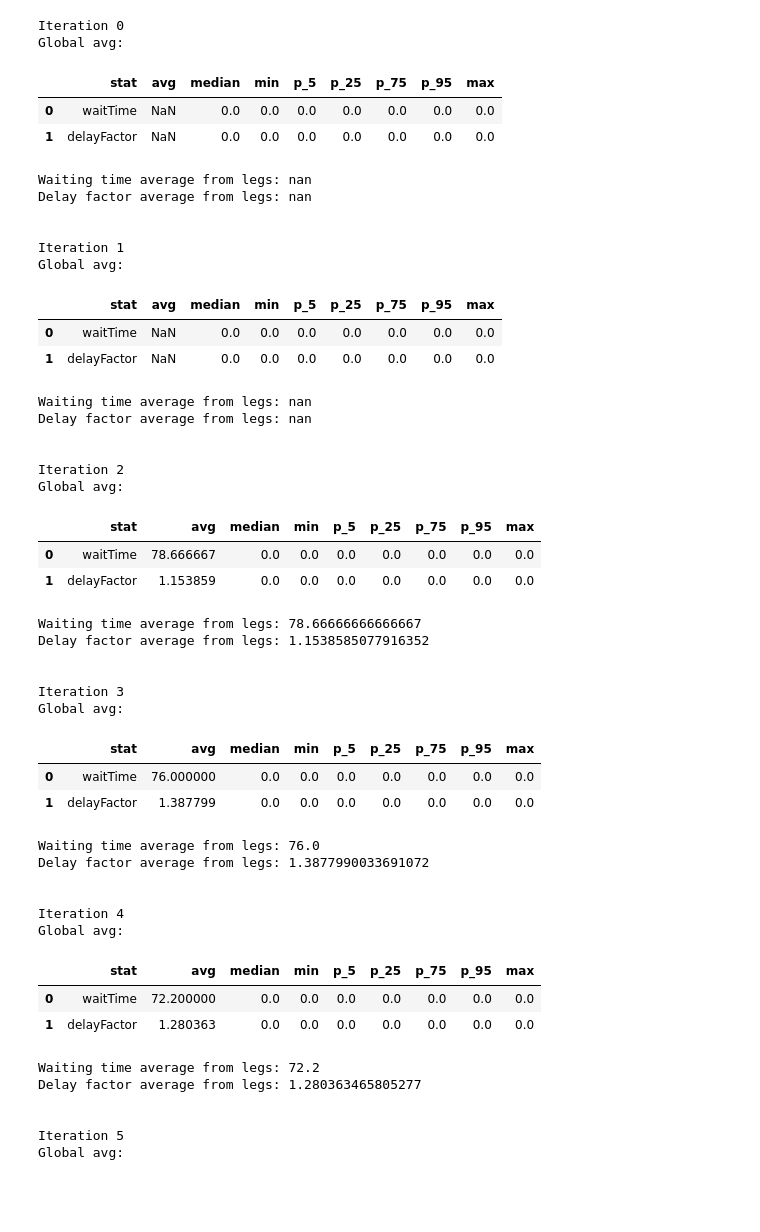
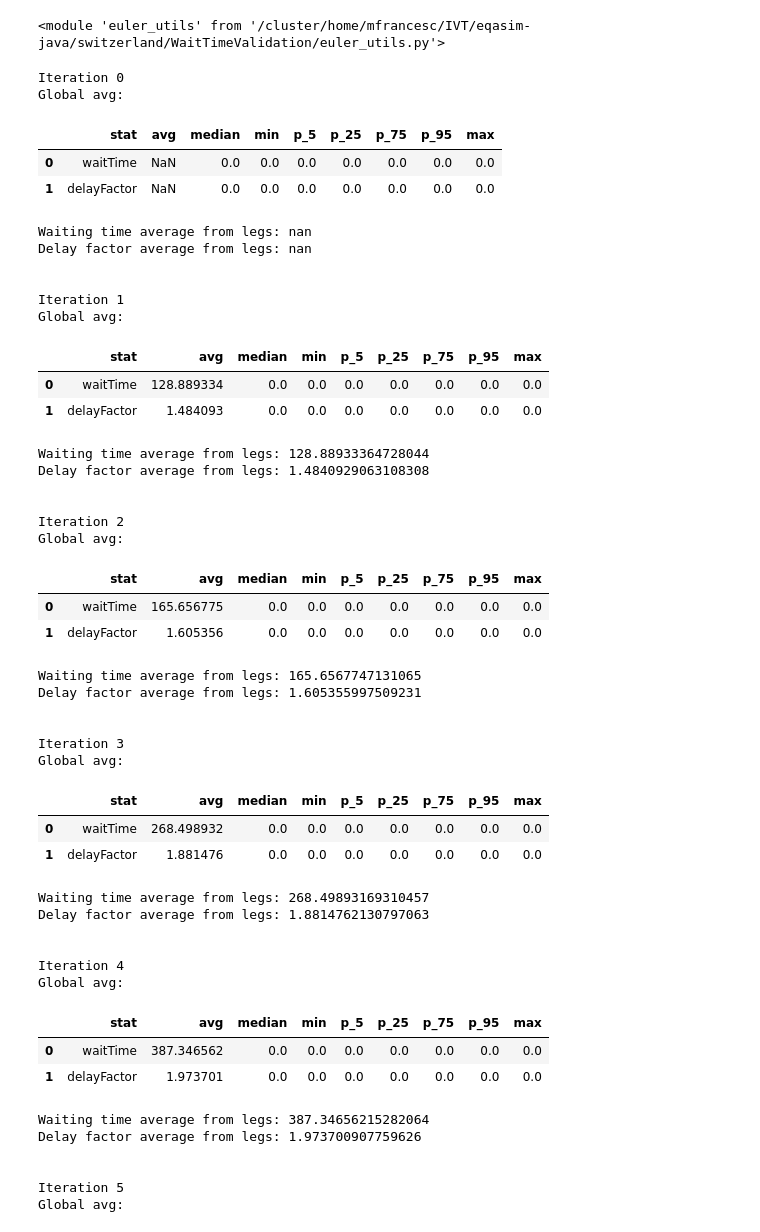
Before and after one commit to Sx-ETH/eqasim-java, a Jupyter notebook: switzerland/WaitTimeValidation/Validate TimeData.ipynb, the cells around one changed output. Cells and saved outputs as stored; diff of their text form; code cells hidden in the pictures; blank space fills up the shorter version.

Commit message:
Plotting from euler

```diff
--- a/switzerland/WaitTimeValidation/Validate TimeData.ipynb
+++ b/switzerland/WaitTimeValidation/Validate TimeData.ipynb
@@ -10,23 +6,0 @@ last_iter = 5
-# %%
-drt_legs = []
-global_avg = []
-global_moving_avg = []
-global_successive_avg = []
-zonal_avg = []
-zonal_moving_avg = []
-zonal_successive_avg = []
-drt_trips_stats = []
-for i in range(last_iter + 1):
-    iter_path = os.path.join(output_directory,'testDrtZones','ITERS','it.' + str(i)) + \
-                '/' + str(i) + '.'
-    global_avg.append(pd.read_csv(iter_path + 'drt_travelTimeData_global.csv', sep=';'))
-    global_moving_avg.append(pd.read_csv(iter_path + 'drt_travelTimeData_moving.csv', sep=';'))
-    global_successive_avg.append(pd.read_csv(iter_path + 'drt_travelTimeData_successive.csv', sep=';'))
-    #zonal_avg.append(pd.read_csv(iter_path + 'DrtWaitTimesZonalAvg.csv', sep=';'))
-    #zonal_moving_avg.append(pd.read_csv(iter_path + 'DrtWaitTimesZonalMovingAvg.csv', sep=';'))
-    #zonal_successive_avg.append(pd.read_csv(iter_path + 'DrtWaitTimesZonalSuccessiveAvg.csv', sep=';'))
-    drt_legs.append(pd.read_csv(iter_path + 'drt_legs_drt.csv', sep=';'))
-    drt_trips_stats.append(pd.read_csv(iter_path + 'drt_drtTripsStats.csv', sep=','))
-
-link2zones_csv = pd.read_csv(os.path.join(output_directory,'testDrtZones','drt_WayneCountyLink2Zones.csv'), sep=';')
-link2zones_csv = link2zones_csv.set_index('link_id')
@@ -37,3 +7,15 @@ for link_id, zone in link2zones_csv.iterrows():
+# %%
+import importlib
+import euler_utils
+importlib.reload(euler_utils)
+# %% [output]
+<module 'euler_utils' from '/cluster/home/mfrancesc/IVT/eqasim-java/switzerland/WaitTimeValidation/euler_utils.py'>
+# %%
+main_folder = '/cluster/work/ivt_vpl/mfrancesc/SA_scenario/'
+# %%
+last_iter = 100
+# %%
+no_rej_4000 = euler_utils.read_output(main_folder + 'no_rejections_4000', last_iter)
 # %%
 def check_global_avg(global_avg, drt_legs, drt_trips_stats):
     for it, (it_global_avg, it_drt_legs, it_drt_trips_stats) in enumerate(zip(global_avg, drt_legs, drt_trips_stats)):
@@ -44,51 +26,51 @@ def check_global_avg(global_avg, drt_legs, drt_trips_stats):
         print('Delay factor average from legs: ' + str(np.float64(it_drt_trips_stats.totalTravelTime.sum()) / it_drt_trips_stats.routerUnsharedTime.sum()))
         print('\n')
 # %%
-check_global_avg(global_avg, drt_legs, drt_trips_stats)
+check_global_avg(no_rej_4000['global_avg'], no_rej_4000['drt_legs'], no_rej_4000['drt_trips_stats'])
 # %% [output]
 Iteration 0
 Global avg:
 |  | stat | avg | median | min | p_5 | p_25 | p_75 | p_95 | max |
 | 0 | waitTime | NaN | 0.0 | 0.0 | 0.0 | 0.0 | 0.0 | 0.0 | 0.0 |
 | 1 | delayFactor | NaN | 0.0 | 0.0 | 0.0 | 0.0 | 0.0 | 0.0 | 0.0 |
 Waiting time average from legs: nan
 Delay factor average from legs: nan
 
 
 Iteration 1
 Global avg:
 |  | stat | avg | median | min | p_5 | p_25 | p_75 | p_95 | max |
-| 0 | waitTime | NaN | 0.0 | 0.0 | 0.0 | 0.0 | 0.0 | 0.0 | 0.0 |
-| 1 | delayFactor | NaN | 0.0 | 0.0 | 0.0 | 0.0 | 0.0 | 0.0 | 0.0 |
+| 0 | waitTime | 128.889334 | 0.0 | 0.0 | 0.0 | 0.0 | 0.0 | 0.0 | 0.0 |
+| 1 | delayFactor | 1.484093 | 0.0 | 0.0 | 0.0 | 0.0 | 0.0 | 0.0 | 0.0 |
-Waiting time average from legs: nan
-Delay factor average from legs: nan
+Waiting time average from legs: 128.88933364728044
+Delay factor average from legs: 1.4840929063108308
 
 
 Iteration 2
 Global avg:
 |  | stat | avg | median | min | p_5 | p_25 | p_75 | p_95 | max |
-| 0 | waitTime | 78.666667 | 0.0 | 0.0 | 0.0 | 0.0 | 0.0 | 0.0 | 0.0 |
-| 1 | delayFactor | 1.153859 | 0.0 | 0.0 | 0.0 | 0.0 | 0.0 | 0.0 | 0.0 |
+| 0 | waitTime | 165.656775 | 0.0 | 0.0 | 0.0 | 0.0 | 0.0 | 0.0 | 0.0 |
+| 1 | delayFactor | 1.605356 | 0.0 | 0.0 | 0.0 | 0.0 | 0.0 | 0.0 | 0.0 |
-Waiting time average from legs: 78.66666666666667
-Delay factor average from legs: 1.1538585077916352
+Waiting time average from legs: 165.6567747131065
+Delay factor average from legs: 1.605355997509231
 
 
 Iteration 3
 Global avg:
 |  | stat | avg | median | min | p_5 | p_25 | p_75 | p_95 | max |
-| 0 | waitTime | 76.000000 | 0.0 | 0.0 | 0.0 | 0.0 | 0.0 | 0.0 | 0.0 |
-| 1 | delayFactor | 1.387799 | 0.0 | 0.0 | 0.0 | 0.0 | 0.0 | 0.0 | 0.0 |
+| 0 | waitTime | 268.498932 | 0.0 | 0.0 | 0.0 | 0.0 | 0.0 | 0.0 | 0.0 |
+| 1 | delayFactor | 1.881476 | 0.0 | 0.0 | 0.0 | 0.0 | 0.0 | 0.0 | 0.0 |
-Waiting time average from legs: 76.0
-Delay factor average from legs: 1.3877990033691072
+Waiting time average from legs: 268.49893169310457
+Delay factor average from legs: 1.8814762130797063
 
 
 Iteration 4
 Global avg:
 |  | stat | avg | median | min | p_5 | p_25 | p_75 | p_95 | max |
-| 0 | waitTime | 72.200000 | 0.0 | 0.0 | 0.0 | 0.0 | 0.0 | 0.0 | 0.0 |
-| 1 | delayFactor | 1.280363 | 0.0 | 0.0 | 0.0 | 0.0 | 0.0 | 0.0 | 0.0 |
+| 0 | waitTime | 387.346562 | 0.0 | 0.0 | 0.0 | 0.0 | 0.0 | 0.0 | 0.0 |
+| 1 | delayFactor | 1.973701 | 0.0 | 0.0 | 0.0 | 0.0 | 0.0 | 0.0 | 0.0 |
-Waiting time average from legs: 72.2
-Delay factor average from legs: 1.280363465805277
+Waiting time average from legs: 387.34656215282064
+Delay factor average from legs: 1.973700907759626
 
 
 Iteration 5
```
Also changed, not shown: parts of 5 cells of this notebook, 4 other files.
